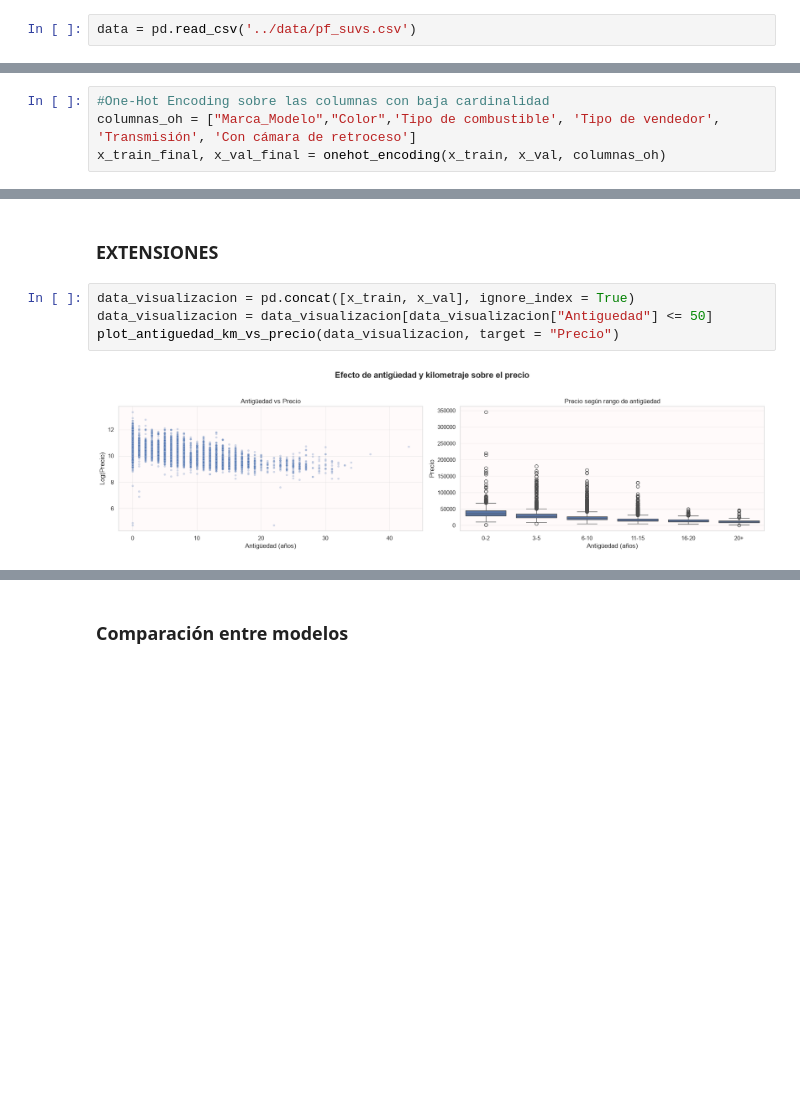
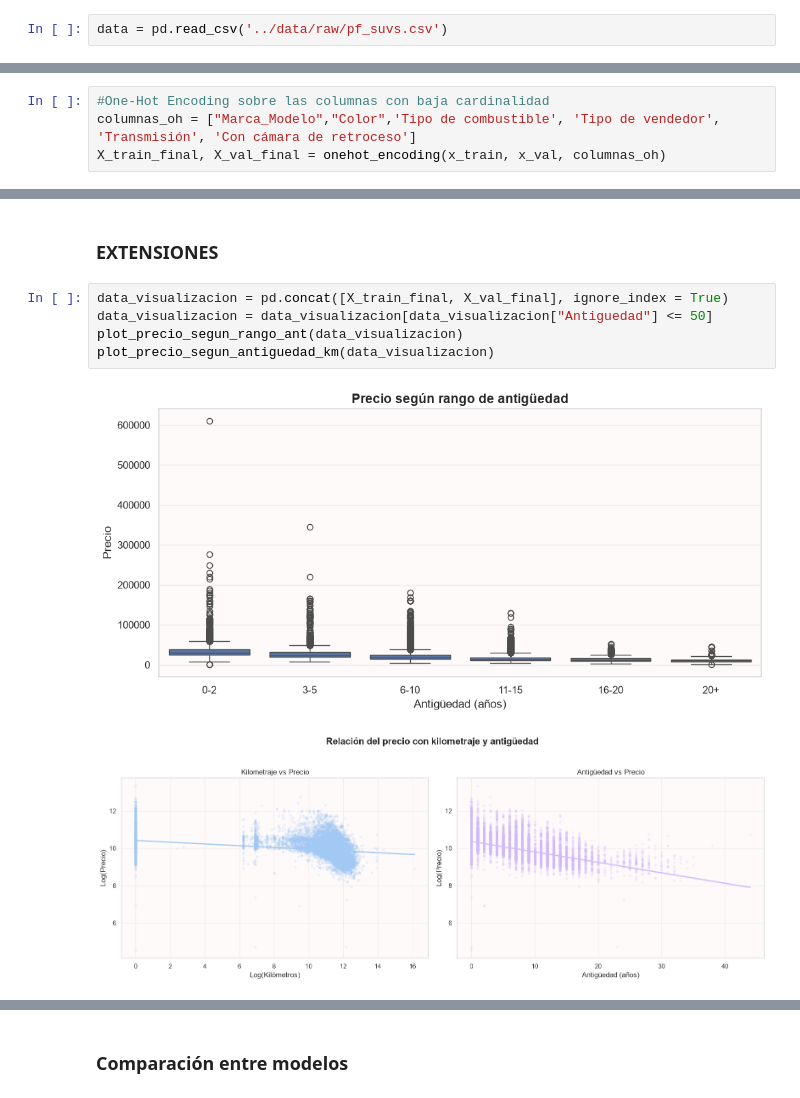
Before and after one commit to PilarOtero/Gurevich_Otero_Informe_PF, a Jupyter notebook: notebook/Gurevich_Otero_Notebook_PF.ipynb, the cells around one changed output, grey strips where cells are left out. Saved outputs shown, nothing was run; the diff lists cells and outputs as text; blank space fills up the shorter version.

```diff
--- a/notebook/Gurevich_Otero_Notebook_PF.ipynb
+++ b/notebook/Gurevich_Otero_Notebook_PF.ipynb
@@ -26,7 +27,7 @@ from src.plots import eda_visualizacion_suvs, plot_antiguedad_km_vs_precio, plot
 # %% [markdown]
 **Preprocessing**
 # %%
-data = pd.read_csv('../data/pf_suvs.csv')
+data = pd.read_csv('../data/raw/pf_suvs.csv')
 # %%
 print("\n Dataset ALEATORIO")
 print(data.sample(5))
@@ -351,5 +342,5 @@ x_train, x_val = preprocesamiento_post_split(train, val)
 # %%
 #One-Hot Encoding sobre las columnas con baja cardinalidad
 columnas_oh = ["Marca_Modelo","Color",'Tipo de combustible', 'Tipo de vendedor', 'Transmisión', 'Con cámara de retroceso']
-x_train_final, x_val_final = onehot_encoding(x_train, x_val, columnas_oh)
+X_train_final, X_val_final = onehot_encoding(x_train, x_val, columnas_oh)
 # %%
@@ -426,10 +407,12 @@ x_val_final.to_csv("../data/X_val_EDA.csv", index=False)
 # %% [markdown]
 ### **EXTENSIONES**
 # %%
-data_visualizacion = pd.concat([x_train, x_val], ignore_index = True)
+data_visualizacion = pd.concat([X_train_final, X_val_final], ignore_index = True)
 data_visualizacion = data_visualizacion[data_visualizacion["Antiguedad"] <= 50]
-plot_antiguedad_km_vs_precio(data_visualizacion, target = "Precio")
+plot_precio_segun_rango_ant(data_visualizacion)
+plot_precio_segun_antiguedad_km(data_visualizacion)
 # %% [output]
-[figure, old version]
+[figure, new version]
+[figure, added]
 # %% [markdown]
 <p style="text-align: justify; text-justify: inter-word; font-size: 16px;">
```
Also changed, not shown: parts of 24 cells of this notebook, 11 other files.
